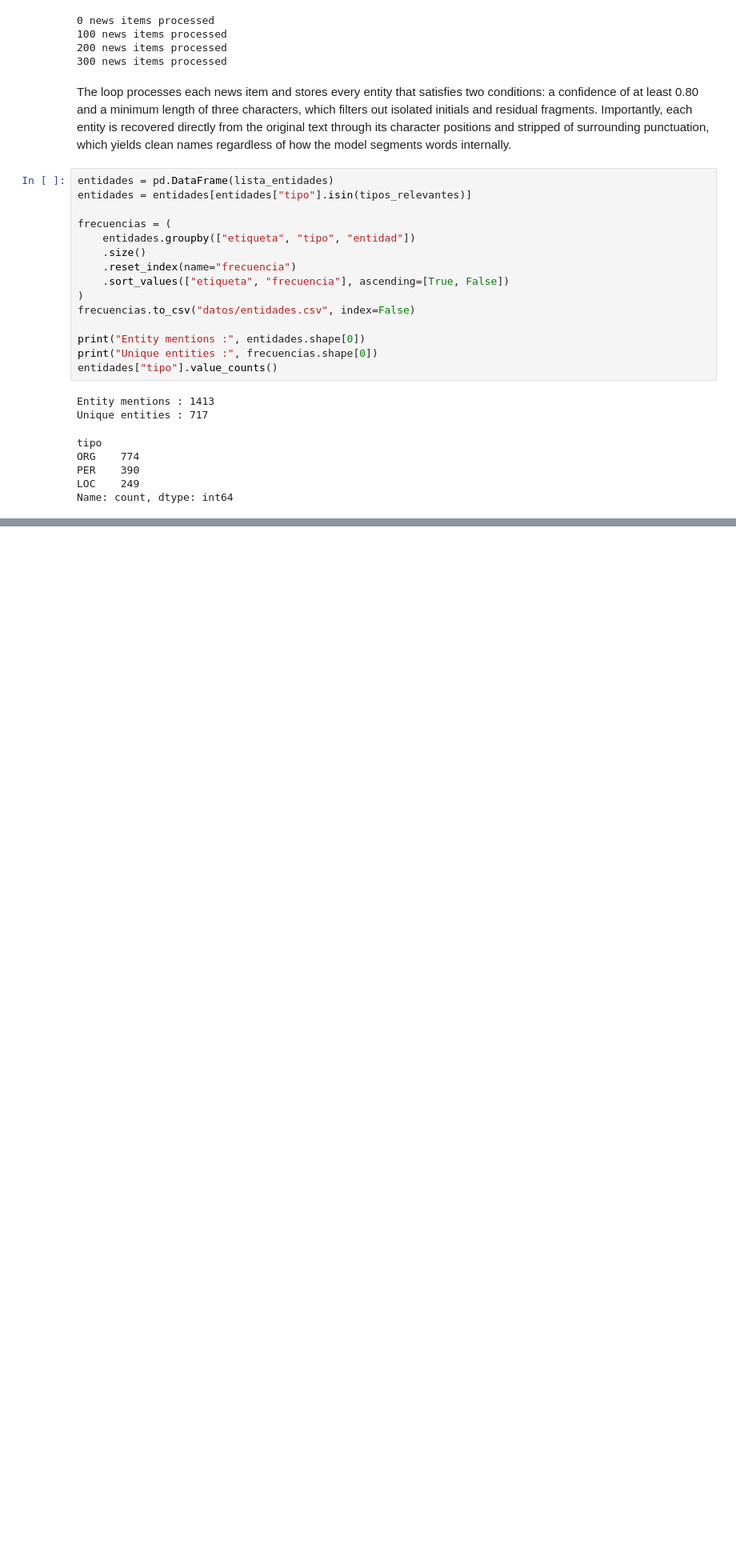
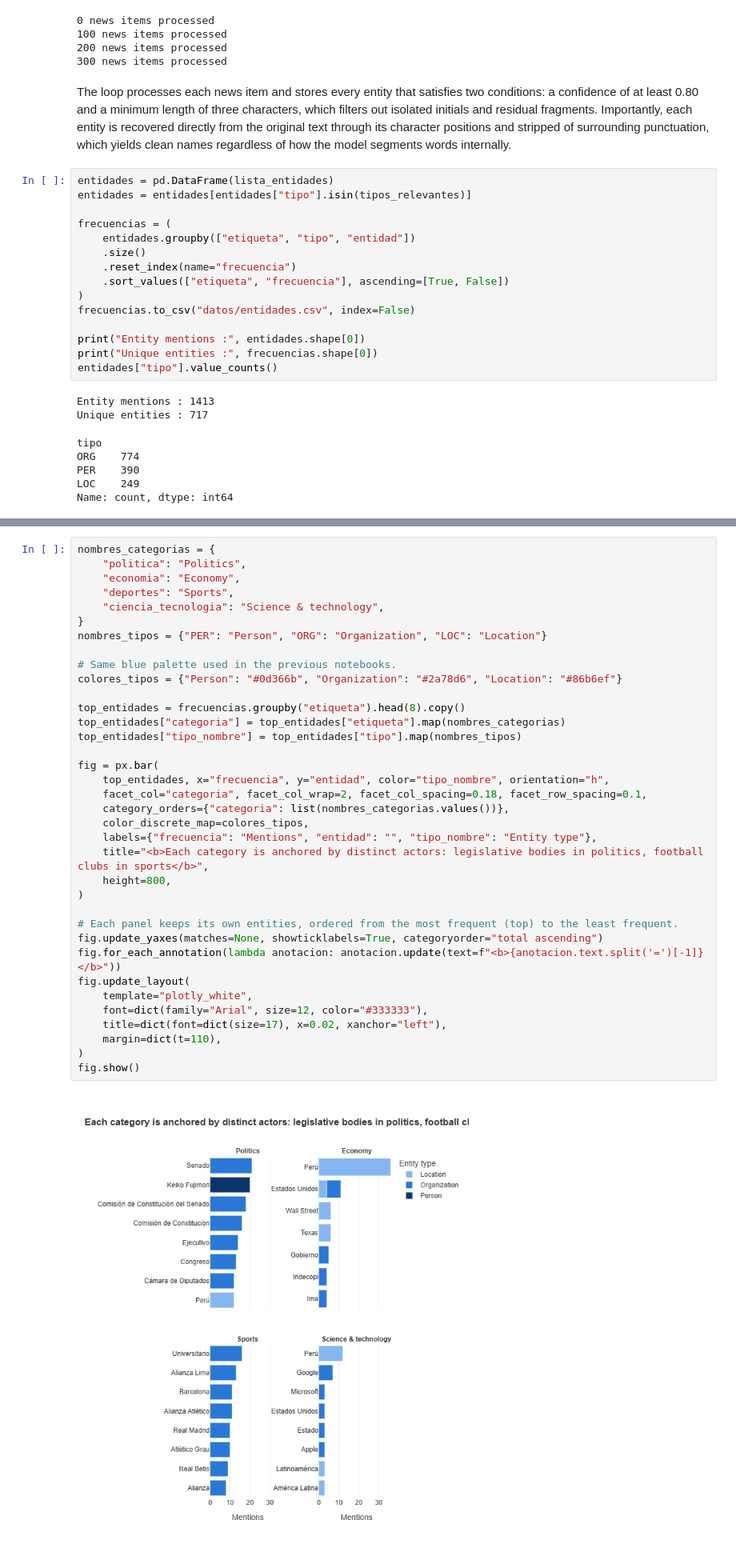
Before and after one commit to anakaren-zl/data-science-python-2026, a Jupyter notebook: tarea_1/03_innovacion_ner.ipynb, the cells around one changed output, grey strips where cells are left out. Shown at 80% size. Drawn from its saved outputs; the diff is of its cells as text; blank space fills up the shorter version.

Commit message:
ner: entities per category chart, interpretation and limitations (#10)

```diff
--- a/tarea_1/03_innovacion_ner.ipynb
+++ b/tarea_1/03_innovacion_ner.ipynb
@@ -113,0 +120,38 @@ The detected entities are gathered into a DataFrame, restricted to the three rel
+# %%
+nombres_categorias = {
+    "politica": "Politics",
+    "economia": "Economy",
+    "deportes": "Sports",
+    "ciencia_tecnologia": "Science & technology",
+}
+nombres_tipos = {"PER": "Person", "ORG": "Organization", "LOC": "Location"}
+
+# Same blue palette used in the previous notebooks.
+colores_tipos = {"Person": "#0d366b", "Organization": "#2a78d6", "Location": "#86b6ef"}
+
+top_entidades = frecuencias.groupby("etiqueta").head(8).copy()
+top_entidades["categoria"] = top_entidades["etiqueta"].map(nombres_categorias)
+top_entidades["tipo_nombre"] = top_entidades["tipo"].map(nombres_tipos)
+
+fig = px.bar(
+    top_entidades, x="frecuencia", y="entidad", color="tipo_nombre", orientation="h",
+    facet_col="categoria", facet_col_wrap=2, facet_col_spacing=0.18, facet_row_spacing=0.1,
+    category_orders={"categoria": list(nombres_categorias.values())},
+    color_discrete_map=colores_tipos,
+    labels={"frecuencia": "Mentions", "entidad": "", "tipo_nombre": "Entity type"},
+    title="<b>Each category is anchored by distinct actors: legislative bodies in politics, football clubs in sports</b>",
+    height=800,
+)
+
+# Each panel keeps its own entities, ordered from the most frequent (top) to the least frequent.
+fig.update_yaxes(matches=None, showticklabels=True, categoryorder="total ascending")
+fig.for_each_annotation(lambda anotacion: anotacion.update(text=f"<b>{anotacion.text.split('=')[-1]}</b>"))
+fig.update_layout(
+    template="plotly_white",
+    font=dict(family="Arial", size=12, color="#333333"),
+    title=dict(font=dict(size=17), x=0.02, xanchor="left"),
+    margin=dict(t=110),
+)
+fig.show()
+# %% [output]
+[figure, added]
```
Also changed, not shown: parts of 7 cells of this notebook.
